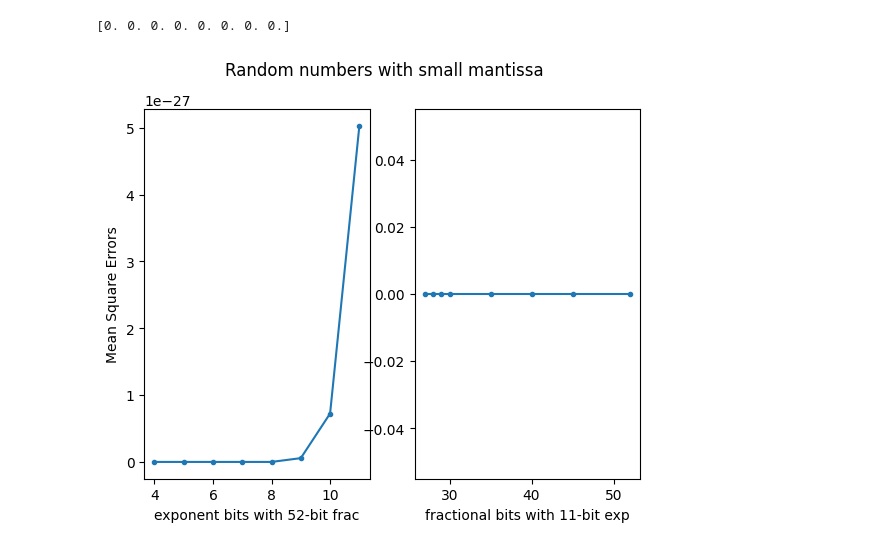
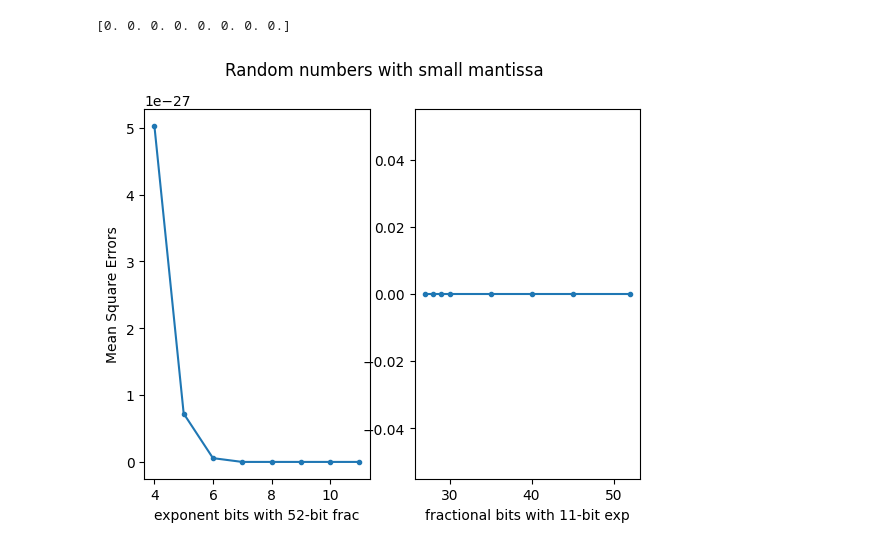
Before and after one commit to KFAFSP/base2-mlir, a Jupyter notebook: c-test/rescheduled/MSE.ipynb, the cells around one changed output. Cells and saved outputs as stored; diff of their text form; code cells hidden in the pictures.

```diff
--- a/c-test/rescheduled/MSE.ipynb
+++ b/c-test/rescheduled/MSE.ipynb
@@ -143,15 +143,15 @@ print(v_mse_frac)
 [0. 0. 0. 0. 0. 0. 0. 0.]
 # %%
 # plot the MSEs
-exp_bits = [4, 5, 6, 7, 8, 9, 10, 11]
+exp_bits = [11, 10, 9, 8, 7, 6, 5, 4]
 frac_bits= [52, 45, 40, 35, 30, 29, 28, 27]
 fig, (ax1, ax2) = plt.subplots(1, 2)
 fig.suptitle("Random numbers with small mantissa")
 ax1.plot(exp_bits, v_mse_exp, marker='.')
 ax1.set_xlabel("exponent bits with 52-bit frac")
 ax1.set_ylabel("Mean Square Errors")
 ax2.plot(frac_bits, v_mse_frac, marker='.')
 ax2.set_xlabel("fractional bits with 11-bit exp")
 plt.show()
 # %% [output]
-[figure, old version]
+[figure, new version]
```
